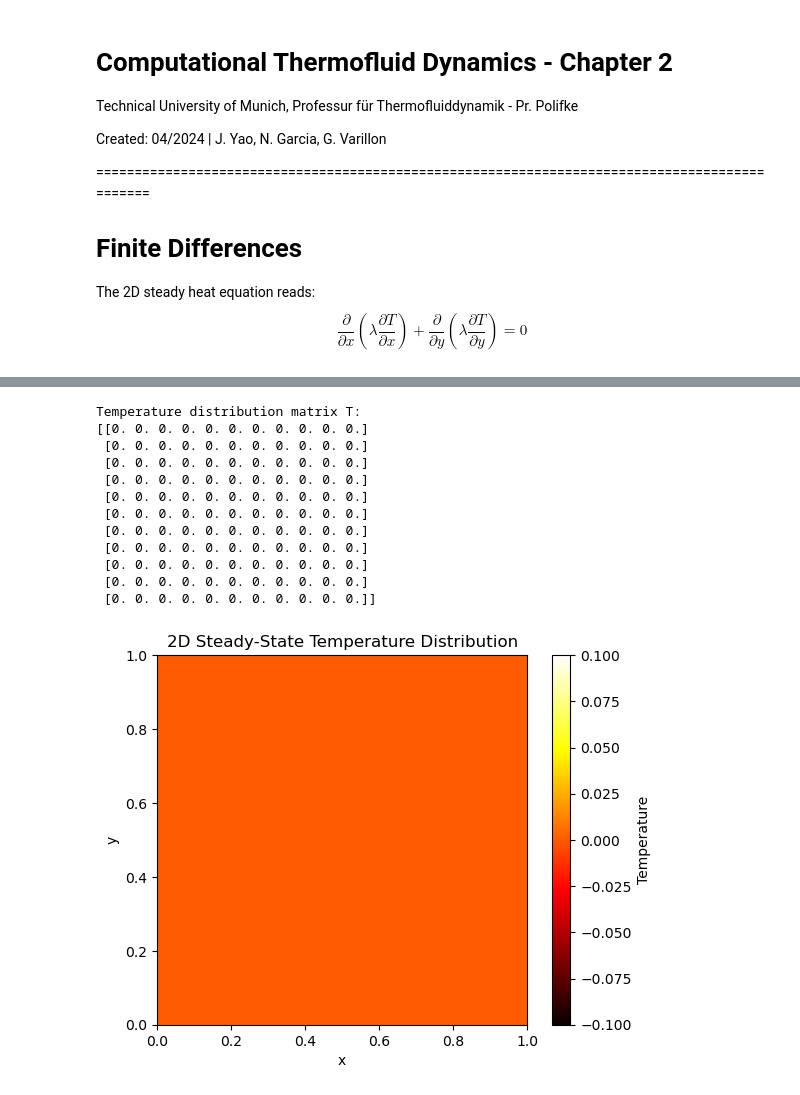
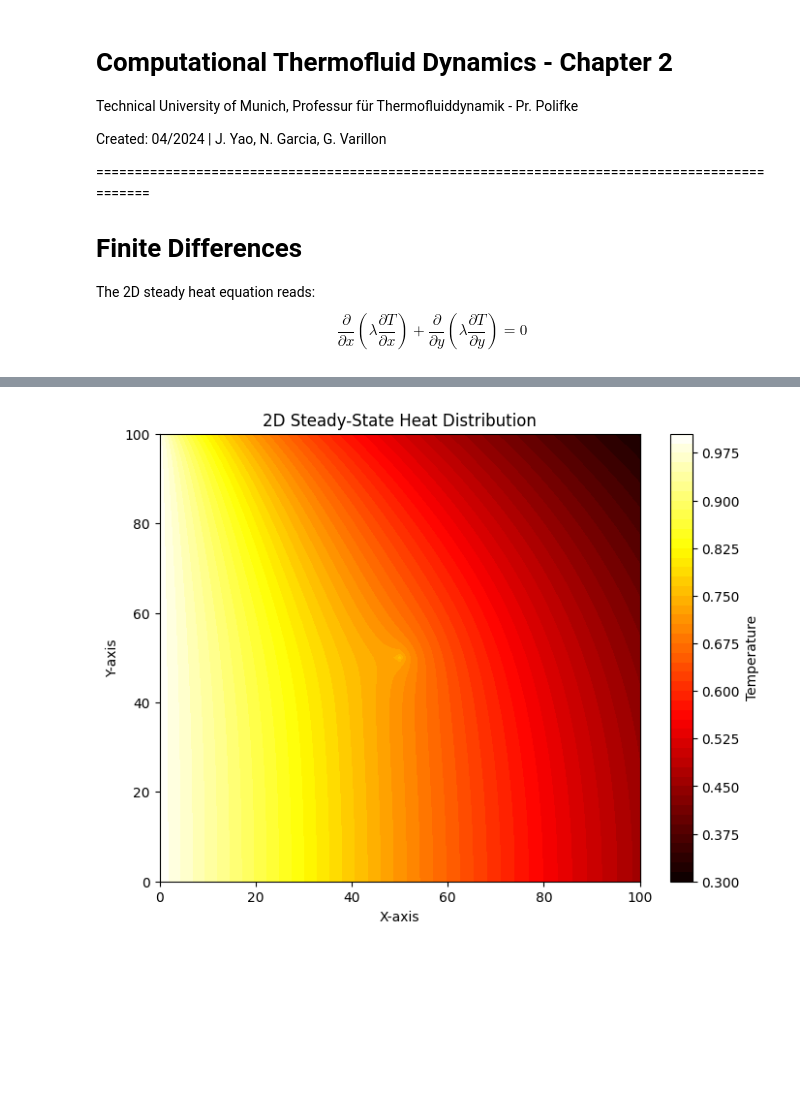
Before and after one commit to jyotishmanh07/Laminar-Flow-Simulation, a Jupyter notebook: ex2_template.ipynb, the cells around one changed output, grey strips where cells are left out. Saved outputs shown, nothing was run; the diff lists cells and outputs as text; code cells hidden in the pictures; blank space fills up the shorter version.

```diff
--- a/ex2_template.ipynb
+++ b/ex2_template.ipynb
@@ -122,15 +142,14 @@ class SteadyHeat2D:
 # %%
-# Test case
+# Test
 Lx = 1.0
 Ly = 1.0
-dimX = 11
-dimY = 11
+dimX = 101
+dimY = 101
 
+heat = SteadyHeat2D(Lx, Ly, dimX, dimY, if_point=True, point_i=50, point_j=50, point_q=1000)
+heat.set_south('N', q=0.0)
+heat.set_north('R', alpha=1.0, T_inf=0.0)
+heat.set_east('R', alpha=1.0, T_inf=0.0)
+heat.set_west('D', T_d=1.0)
 
-heat = SteadyHeat2D(Lx, Ly, dimX, dimY)
-
-heat.set_inner()
-heat.set_south("Dirichlet", T_d=100.0)
-heat.set_north("Dirichlet", T_d=50.0)
-heat.set_east("Dirichlet", T_d=75.0)
-heat.set_west("Dirichlet", T_d=25.0)
+T = heat.solve()
@@ -181,24 +155,0 @@ heat.set_west("Neumann", T_d=25.0)
-# %%
-
-T = heat.solve()
-
-
-print("Temperature distribution matrix T:")
-print(T)
-
-
-heat.plot()
-# %% [output]
-Temperature distribution matrix T:
-[[0. 0. 0. 0. 0. 0. 0. 0. 0. 0. 0.]
- [0. 0. 0. 0. 0. 0. 0. 0. 0. 0. 0.]
- [0. 0. 0. 0. 0. 0. 0. 0. 0. 0. 0.]
- [0. 0. 0. 0. 0. 0. 0. 0. 0. 0. 0.]
- [0. 0. 0. 0. 0. 0. 0. 0. 0. 0. 0.]
- [0. 0. 0. 0. 0. 0. 0. 0. 0. 0. 0.]
- [0. 0. 0. 0. 0. 0. 0. 0. 0. 0. 0.]
- [0. 0. 0. 0. 0. 0. 0. 0. 0. 0. 0.]
- [0. 0. 0. 0. 0. 0. 0. 0. 0. 0. 0.]
- [0. 0. 0. 0. 0. 0. 0. 0. 0. 0. 0.]
- [0. 0. 0. 0. 0. 0. 0. 0. 0. 0. 0.]]
-[figure, removed]
@@ -204,0 +158,11 @@ Temperature distribution matrix T:
+# %%
+# Generate a plot
+plt.figure(figsize=(8, 6))
+plt.contourf(T, levels=50, cmap="hot")  # Use a colormap like 'hot'
+plt.colorbar(label='Temperature')      # Add a colorbar for the scale
+plt.title("2D Steady-State Heat Distribution")
+plt.xlabel("X-axis")
+plt.ylabel("Y-axis")
+plt.show()
+# %% [output]
+[figure, added]
```
Also changed, not shown: parts of 4 cells of this notebook, 1 other file.
